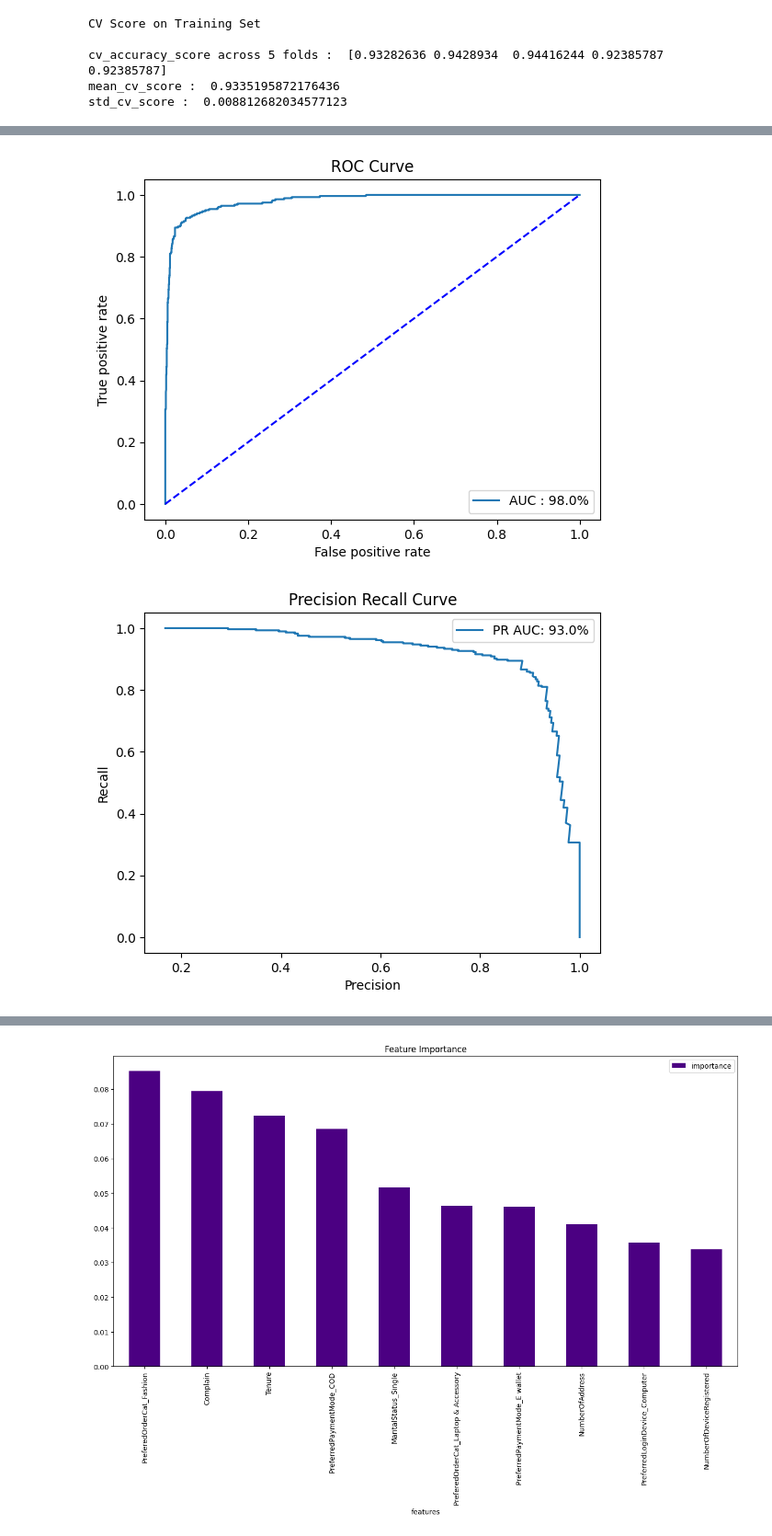
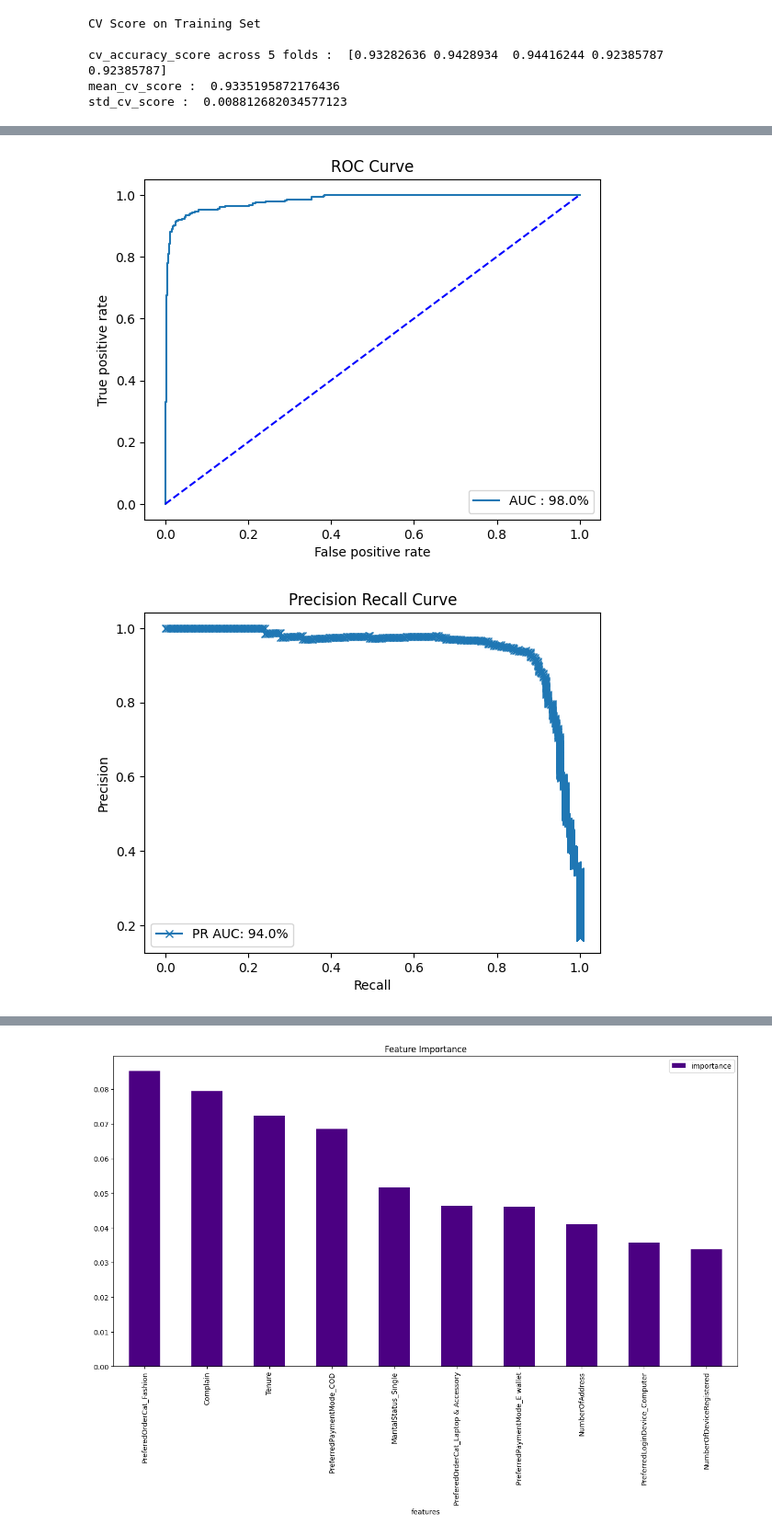
Before and after one commit to Maxwell-Selassie/Churn-Prediction, a Jupyter notebook: model_evaluation.ipynb, the cells around one changed output, grey strips where cells are left out. Shown: that part at 92% size. Cells and saved outputs as stored; diff of their text form; code cells hidden in the pictures.

```diff
--- a/model_evaluation.ipynb
+++ b/model_evaluation.ipynb
@@ -27,12 +27,15 @@ else:
     raise ValueError('Model not found!')
 # %% [output]
 Best model successfully loaded!
+# %%
+from sklearn.model_selection import StratifiedKFold
+cv = StratifiedKFold(n_splits=10,shuffle=True,random_state=42)
 # %%
 # prediction model
 from sklearn.calibration import CalibratedClassifierCV
-calibrated_model = CalibratedClassifierCV(best_model,method='isotonic',cv=5)
+calibrated_model = CalibratedClassifierCV(best_model,method='sigmoid',cv=cv)
 calibrated_model.fit(x_train,y_train)
 
 y_probs = calibrated_model.predict_proba(x_test)[:,1]
-threshold = 0.2
+threshold = 0.25
 y_pred = (y_probs >= threshold).astype(int)
@@ -133,22 +149,22 @@ plt.ylabel('True positive rate')
 plt.legend()
 plt.show()
 # %% [output]
-[figure, old version]
+[figure, new version]
 # %%
 # precision recall tradeoff
-from sklearn.metrics import precision_recall_curve,auc
+from sklearn.metrics import precision_recall_curve,average_precision_score
 precision,recall,threshold = precision_recall_curve (
     y_test,y_probs
 )
-pr_auc = auc(recall,precision)
-plt.plot(precision,recall,label=f'PR AUC: {round(pr_auc,2)*100}%')
+pr_auc = average_precision_score(y_test,y_probs)
+plt.plot(recall,precision,label=f'PR AUC: {round(pr_auc,2)*100}%',marker='x')
 plt.title('Precision Recall Curve')
-plt.xlabel('Precision')
-plt.ylabel('Recall')
+plt.xlabel('Recall')
+plt.ylabel('Precision')
 plt.legend()
 plt.show()
 # %% [output]
-[figure, old version]
+[figure, new version]
 # %%
 # compares how well predicted probabilties match real outcomes
 from sklearn.calibration import calibration_curve
```
Also changed, not shown: parts of 12 cells of this notebook, 2 other files.
